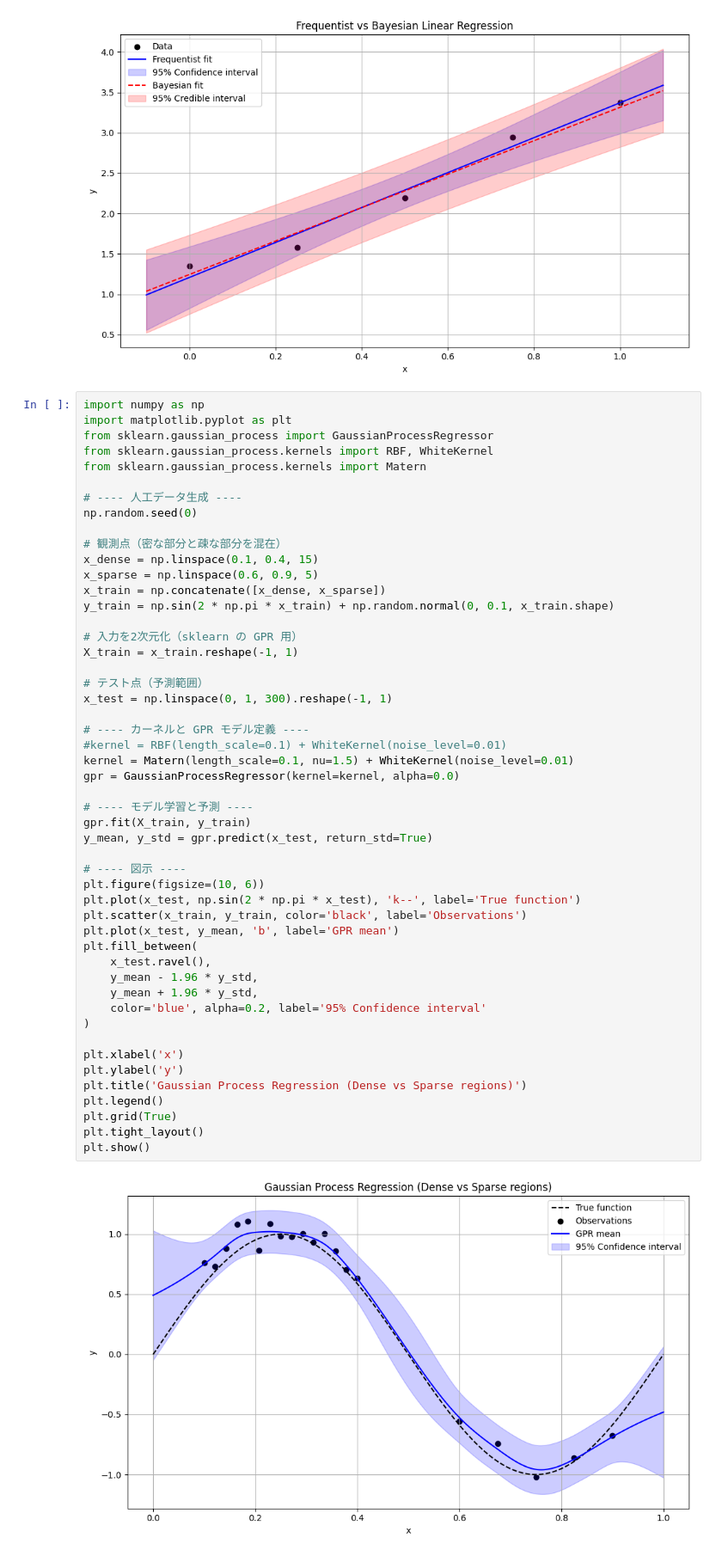
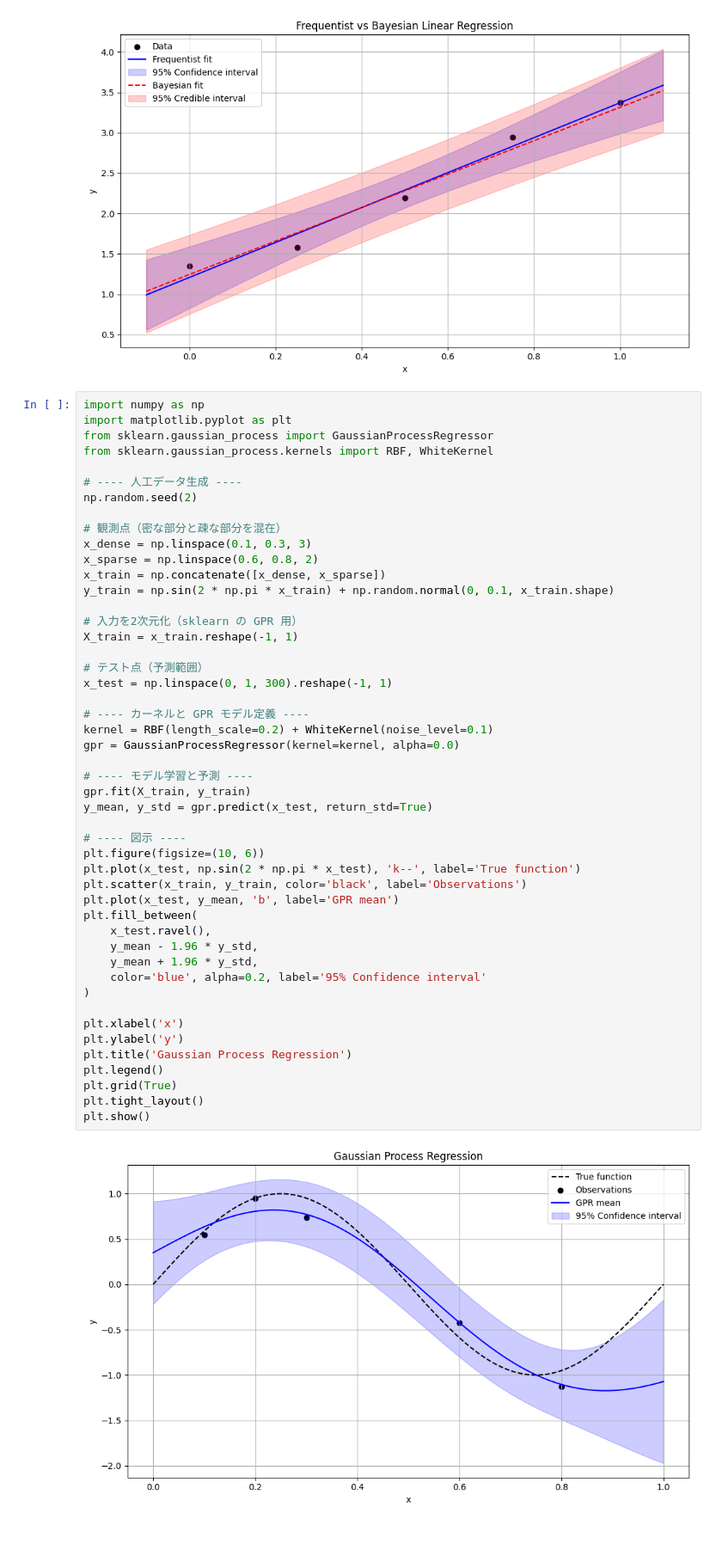
Before and after one commit to toddler2009/ml-tutorial, a Jupyter notebook: ml-tutorial.ipynb, the cells around one changed output. Shown at 86% size. Drawn from its saved outputs; the diff is of its cells as text.

```diff
--- a/ml-tutorial.ipynb
+++ b/ml-tutorial.ipynb
@@ -942,14 +942,13 @@ import numpy as np
 import matplotlib.pyplot as plt
 from sklearn.gaussian_process import GaussianProcessRegressor
 from sklearn.gaussian_process.kernels import RBF, WhiteKernel
-from sklearn.gaussian_process.kernels import Matern
 
 # ---- 人工データ生成 ----
-np.random.seed(0)
+np.random.seed(2)
 
 # 観測点（密な部分と疎な部分を混在）
-x_dense = np.linspace(0.1, 0.4, 15)
-x_sparse = np.linspace(0.6, 0.9, 5)
+x_dense = np.linspace(0.1, 0.3, 3)
+x_sparse = np.linspace(0.6, 0.8, 2)
 x_train = np.concatenate([x_dense, x_sparse])
 y_train = np.sin(2 * np.pi * x_train) + np.random.normal(0, 0.1, x_train.shape)
 
@@ -958,34 +957,33 @@ X_train = x_train.reshape(-1, 1)
 
 # テスト点（予測範囲）
 x_test = np.linspace(0, 1, 300).reshape(-1, 1)
 
 # ---- カーネルと GPR モデル定義 ----
-#kernel = RBF(length_scale=0.1) + WhiteKernel(noise_level=0.01)
-kernel = Matern(length_scale=0.1, nu=1.5) + WhiteKernel(noise_level=0.01)
+kernel = RBF(length_scale=0.2) + WhiteKernel(noise_level=0.1)
 gpr = GaussianProcessRegressor(kernel=kernel, alpha=0.0)
 
 # ---- モデル学習と予測 ----
 gpr.fit(X_train, y_train)
 y_mean, y_std = gpr.predict(x_test, return_std=True)
 
 # ---- 図示 ----
 plt.figure(figsize=(10, 6))
 plt.plot(x_test, np.sin(2 * np.pi * x_test), 'k--', label='True function')
 plt.scatter(x_train, y_train, color='black', label='Observations')
 plt.plot(x_test, y_mean, 'b', label='GPR mean')
 plt.fill_between(
     x_test.ravel(),
     y_mean - 1.96 * y_std,
     y_mean + 1.96 * y_std,
     color='blue', alpha=0.2, label='95% Confidence interval'
 )
 
 plt.xlabel('x')
 plt.ylabel('y')
-plt.title('Gaussian Process Regression (Dense vs Sparse regions)')
+plt.title('Gaussian Process Regression')
 plt.legend()
 plt.grid(True)
 plt.tight_layout()
 plt.show()
 # %% [output]
-[figure, old version]
+[figure, new version]
```
Also changed, not shown: parts of 1 cell of this notebook, 1 other file.
